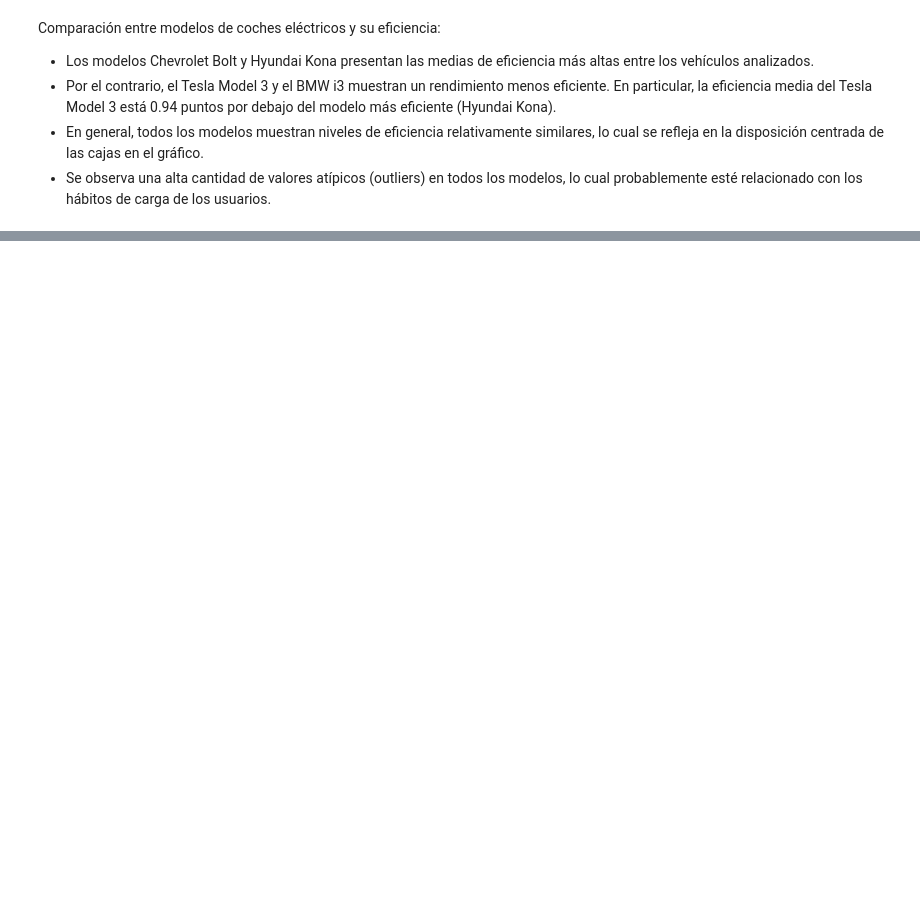
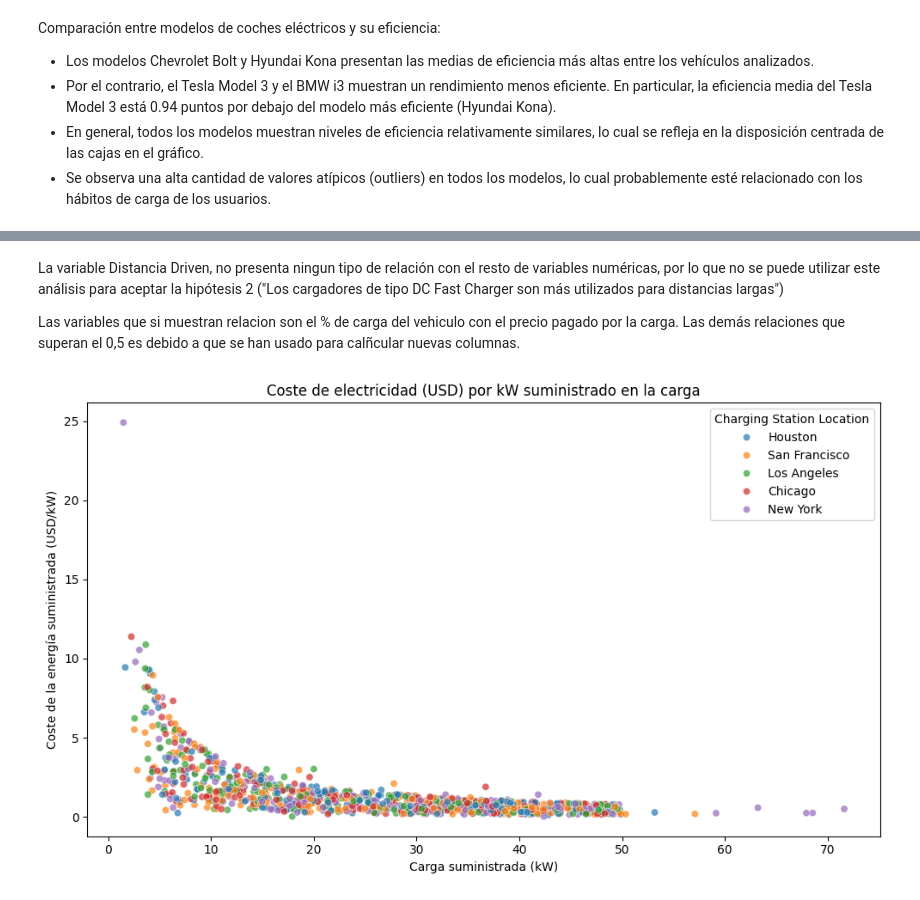
Before and after one commit to JorgeAlonsoC/JorgeAlonso_Repo, a Jupyter notebook: Jorge Alonso - EDA/Entregables/Jorge Alonso - Defnicion_EDA_2.0.ipynb, the cells around one changed output, grey strips where cells are left out. Saved outputs shown, nothing was run; the diff lists cells and outputs as text; code cells hidden in the pictures; blank space fills up the shorter version.

```diff
--- a/Jorge Alonso - EDA/Entregables/Jorge Alonso - Defnicion_EDA_2.0.ipynb
+++ b/Jorge Alonso - EDA/Entregables/Jorge Alonso - Defnicion_EDA_2.0.ipynb
@@ -422,0 +495,22 @@ Comparación entre modelos de coches eléctricos y su eficiencia:
+# %% [markdown]
+La variable Distancia Driven, no presenta ningun tipo de relación con el resto de variables numéricas, por lo que no se puede utilizar este análisis para aceptar la hipótesis 2 ("Los cargadores de tipo DC Fast Charger son más utilizados para distancias largas")
+
+Las variables que si muestran relacion son el % de carga del vehiculo con el precio pagado por la carga. Las demás relaciones que superan el 0,5 es debido a que se han usado para calñcular nuevas columnas.
+# %%
+# Crear gráfico de dispersión con colores por ciudad
+plt.figure(figsize=(10, 6))
+sns.scatterplot(
+    data=ds_evs_clean,
+    x="Charging Rate (kW)",  # nombre correcto en inglés
+    y="Charging Energy Cost (USD /kW)",  # nombre correcto en inglés
+    hue="Charging Station Location",  # nombre correcto en inglés
+    alpha=0.7
+)
+
+plt.title("Coste de electricidad (USD) por kW suministrado en la carga")
+plt.xlabel("Carga suministrada (kW)")
+plt.ylabel("Coste de la energía suministrada (USD/kW)")
+plt.tight_layout()
+plt.show()
+# %% [output]
+[figure, added]
```
Also changed, not shown: parts of 13 cells of this notebook, 1 other file.
